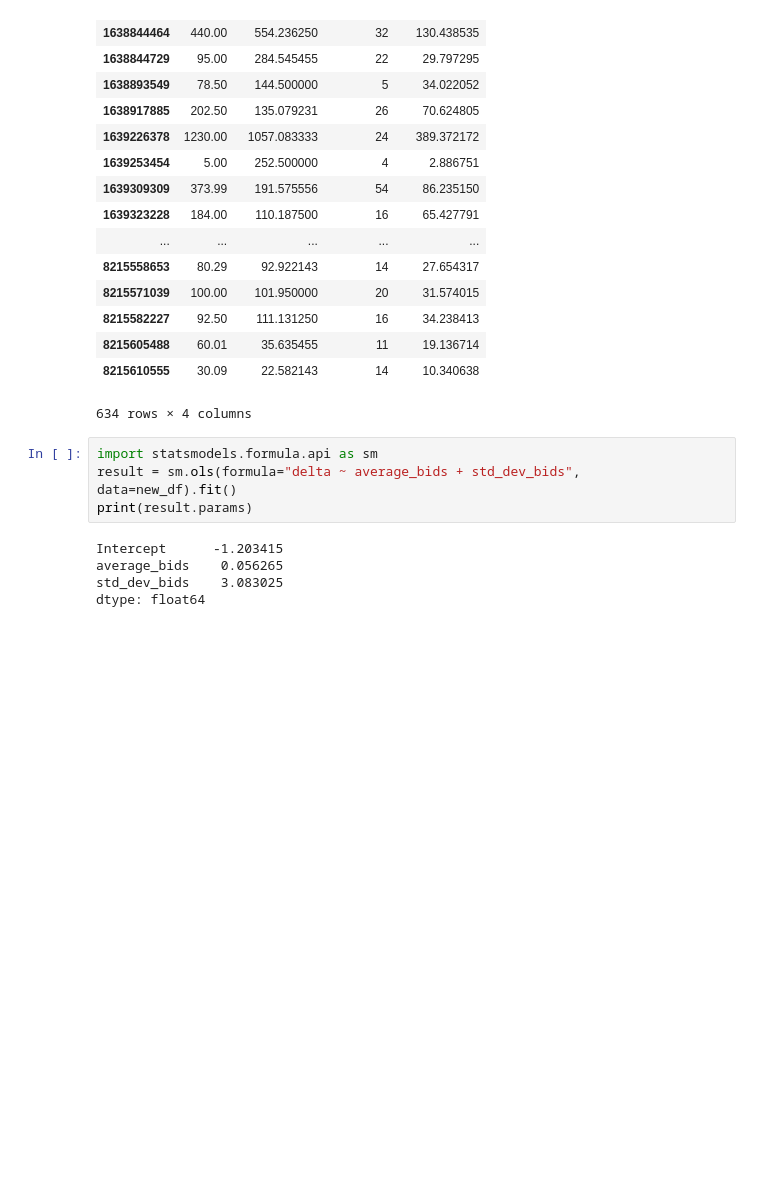
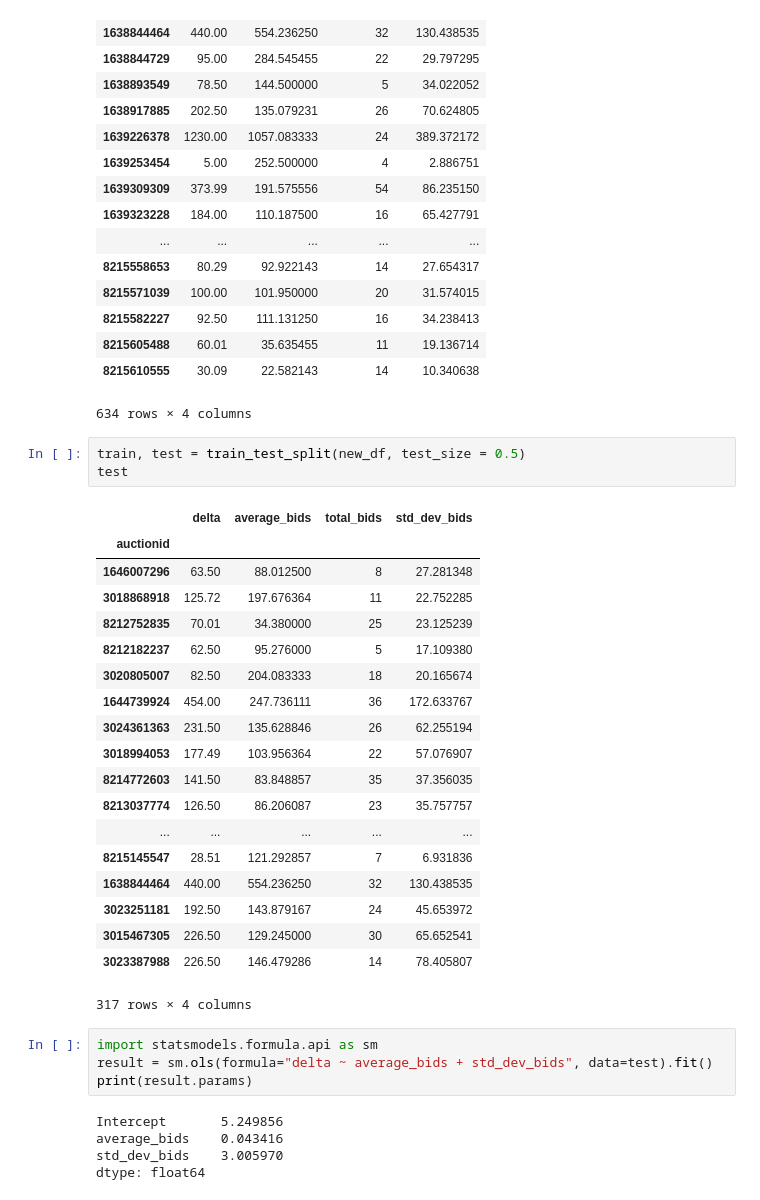
Before and after one commit to nsahra14/bid_predictor, a Jupyter notebook: ebaydataframe.ipynb, the cells around one changed output. Drawn from its saved outputs; the diff is of its cells as text; blank space fills up the shorter version.

Commit message:
split data for training and testing

```diff
--- a/ebaydataframe.ipynb
+++ b/ebaydataframe.ipynb
@@ -98,12 +98,35 @@ new_df
 | 8215605488 | 60.01 | 35.635455 | 11 | 19.136714 |
 | 8215610555 | 30.09 | 22.582143 | 14 | 10.340638 |
 634 rows × 4 columns
+# %%
+train, test = train_test_split(new_df, test_size = 0.5)
+test
+# %% [output]
+|  | delta | average_bids | total_bids | std_dev_bids |
+| auctionid |  |  |  |  |
+| 1646007296 | 63.50 | 88.012500 | 8 | 27.281348 |
+| 3018868918 | 125.72 | 197.676364 | 11 | 22.752285 |
+| 8212752835 | 70.01 | 34.380000 | 25 | 23.125239 |
+| 8212182237 | 62.50 | 95.276000 | 5 | 17.109380 |
+| 3020805007 | 82.50 | 204.083333 | 18 | 20.165674 |
+| 1644739924 | 454.00 | 247.736111 | 36 | 172.633767 |
+| 3024361363 | 231.50 | 135.628846 | 26 | 62.255194 |
+| 3018994053 | 177.49 | 103.956364 | 22 | 57.076907 |
+| 8214772603 | 141.50 | 83.848857 | 35 | 37.356035 |
+| 8213037774 | 126.50 | 86.206087 | 23 | 35.757757 |
+| ... | ... | ... | ... | ... |
+| 8215145547 | 28.51 | 121.292857 | 7 | 6.931836 |
+| 1638844464 | 440.00 | 554.236250 | 32 | 130.438535 |
+| 3023251181 | 192.50 | 143.879167 | 24 | 45.653972 |
+| 3015467305 | 226.50 | 129.245000 | 30 | 65.652541 |
+| 3023387988 | 226.50 | 146.479286 | 14 | 78.405807 |
+317 rows × 4 columns
 # %%
 import statsmodels.formula.api as sm
-result = sm.ols(formula="delta ~ average_bids + std_dev_bids", data=new_df).fit()
+result = sm.ols(formula="delta ~ average_bids + std_dev_bids", data=test).fit()
 print(result.params)
 # %% [output]
-Intercept      -1.203415
-average_bids    0.056265
-std_dev_bids    3.083025
+Intercept       5.249856
+average_bids    0.043416
+std_dev_bids    3.005970
 dtype: float64
```
